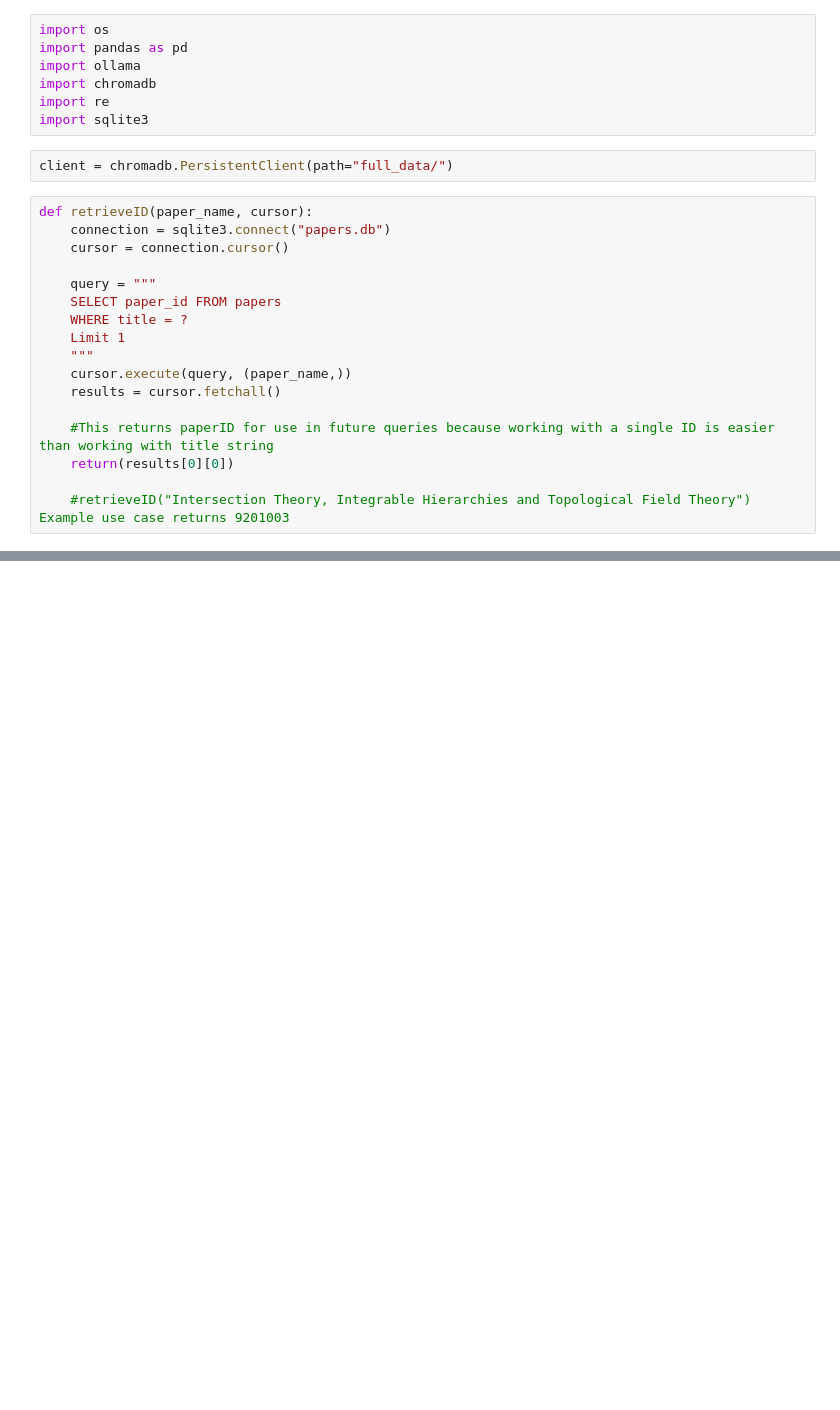
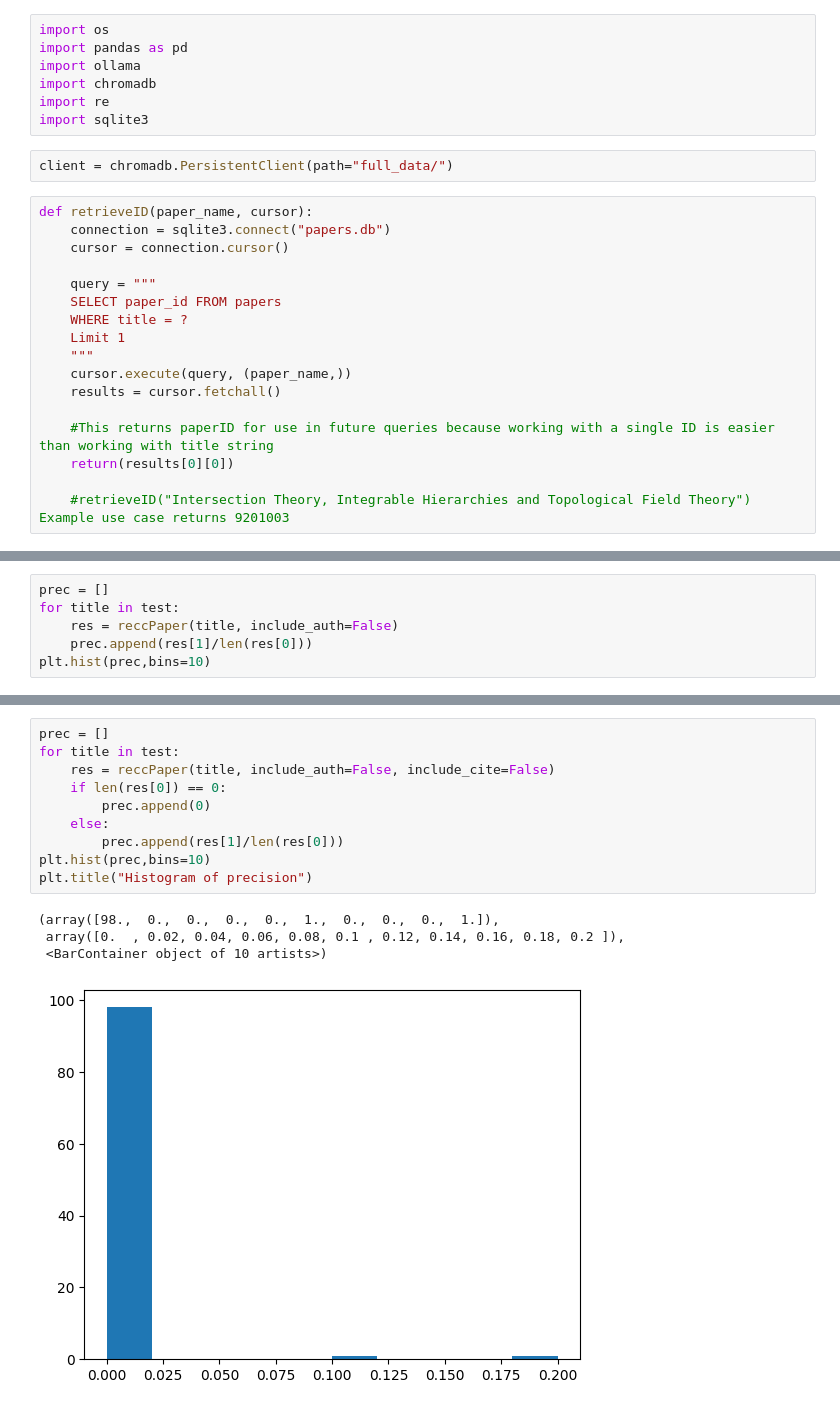
Before and after one commit to huaihuaiweng/CS6400-project, a Jupyter notebook: program.ipynb, the cells around one changed output, grey strips where cells are left out. Cells and saved outputs as stored; diff of their text form; blank space fills up the shorter version.

```diff
--- a/program.ipynb
+++ b/program.ipynb
@@ -202,0 +482,6 @@ def evalulate(paper_ids, cursor, input_paper):
+# %%
+prec = []
+for title in test:
+    res = reccPaper(title, include_auth=False)
+    prec.append(res[1]/len(res[0]))
+plt.hist(prec,bins=10)
@@ -202,0 +504,15 @@ def evalulate(paper_ids, cursor, input_paper):
+# %%
+prec = []
+for title in test:
+    res = reccPaper(title, include_auth=False, include_cite=False)
+    if len(res[0]) == 0:
+        prec.append(0)
+    else:
+        prec.append(res[1]/len(res[0]))
+plt.hist(prec,bins=10)
+plt.title("Histogram of precision")
+# %% [output]
+(array([98.,  0.,  0.,  0.,  0.,  1.,  0.,  0.,  0.,  1.]),
+ array([0.  , 0.02, 0.04, 0.06, 0.08, 0.1 , 0.12, 0.14, 0.16, 0.18, 0.2 ]),
+ <BarContainer object of 10 artists>)
+[figure, added]
```
Also changed, not shown: parts of 28 cells of this notebook.
